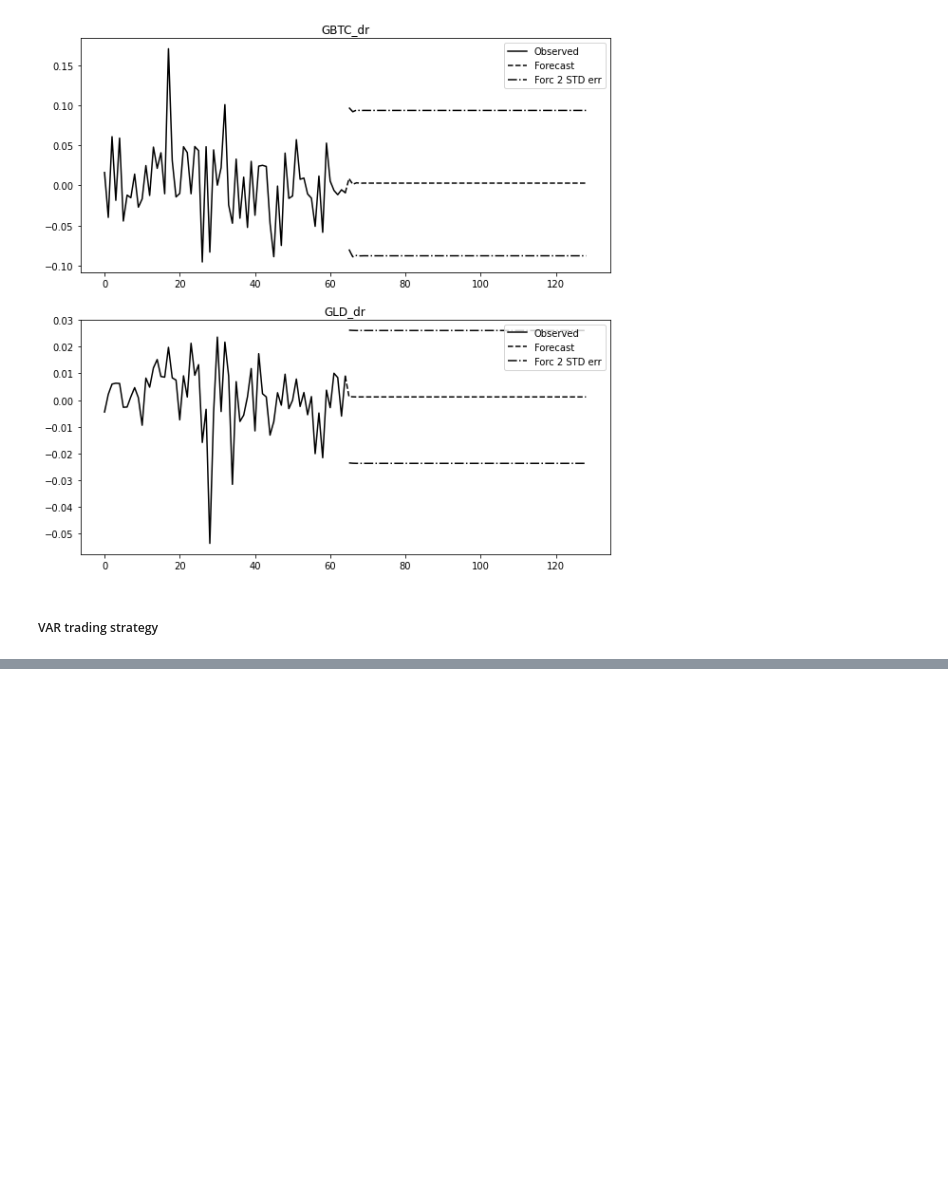
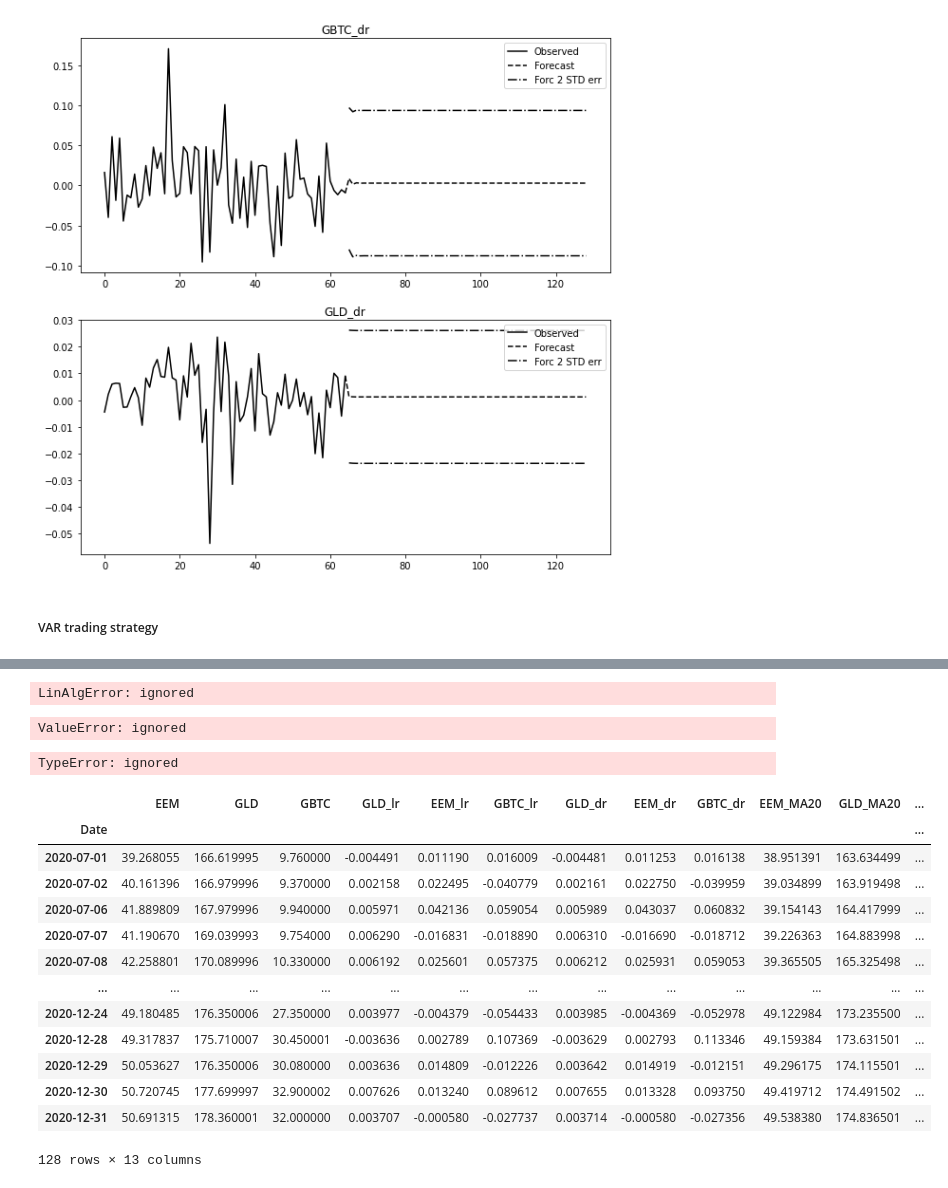
Before and after one commit to ngohienduong/WQU-Econ, a Jupyter notebook: W5.ipynb, the cells around one changed output, grey strips where cells are left out. Saved outputs shown, nothing was run; the diff lists cells and outputs as text; code cells hidden in the pictures; blank space fills up the shorter version.

```diff
--- a/W5.ipynb
+++ b/W5.ipynb
@@ -725,0 +788,36 @@ modelQ3_VAR.plot_forecast(steps=len(data_q4), plot_stderr= True)
+# %%
+def VAR_fit_predict(fit_period):
+  modelQ3 = VAR(fit_period)
+  modelQ3_VAR = modelQ3.fit(maxlags=15, ic='aic')
+  lag_order = modelQ3_VAR.k_ar
+  return modelQ3_VAR.forecast(fit_period.values[-lag_order:], steps = 1)
+VAR_fit_predict(data[['GBTC_dr', 'GLD_dr', 'GLD']].iloc[0:30])
+# %% [output]
+LinAlgError: ignored
+# %%
+data_q3_q4['GBTC_pp_v'] = [VAR_fit_predict(data[['GBTC_dr', 'GLD_dr', 'GLD']].iloc[0:i-1]) for i in range(len(data_q2) -1, len(data))]
+# %% [output]
+ValueError: ignored
+# %%
+modelQ3 = VAR(data_q3[['GBTC_dr', 'GLD_dr']])
+modelQ3_VAR = modelQ3.fit()
+modelQ3_VAR.forecast(np.random(2), steps = 1)
+# %% [output]
+TypeError: ignored
+# %%
+data_q3_q4
+# %% [output]
+|  | EEM | GLD | GBTC | GLD_lr | EEM_lr | GBTC_lr | GLD_dr | EEM_dr | GBTC_dr | EEM_MA20 | GLD_MA20 | ... |
+| Date |  |  |  |  |  |  |  |  |  |  |  | ... |
+| 2020-07-01 | 39.268055 | 166.619995 | 9.760000 | -0.004491 | 0.011190 | 0.016009 | -0.004481 | 0.011253 | 0.016138 | 38.951391 | 163.634499 | ... |
+| 2020-07-02 | 40.161396 | 166.979996 | 9.370000 | 0.002158 | 0.022495 | -0.040779 | 0.002161 | 0.022750 | -0.039959 | 39.034899 | 163.919498 | ... |
+| 2020-07-06 | 41.889809 | 167.979996 | 9.940000 | 0.005971 | 0.042136 | 0.059054 | 0.005989 | 0.043037 | 0.060832 | 39.154143 | 164.417999 | ... |
+| 2020-07-07 | 41.190670 | 169.039993 | 9.754000 | 0.006290 | -0.016831 | -0.018890 | 0.006310 | -0.016690 | -0.018712 | 39.226363 | 164.883998 | ... |
+| 2020-07-08 | 42.258801 | 170.089996 | 10.330000 | 0.006192 | 0.025601 | 0.057375 | 0.006212 | 0.025931 | 0.059053 | 39.365505 | 165.325498 | ... |
+| ... | ... | ... | ... | ... | ... | ... | ... | ... | ... | ... | ... | ... |
+| 2020-12-24 | 49.180485 | 176.350006 | 27.350000 | 0.003977 | -0.004379 | -0.054433 | 0.003985 | -0.004369 | -0.052978 | 49.122984 | 173.235500 | ... |
+| 2020-12-28 | 49.317837 | 175.710007 | 30.450001 | -0.003636 | 0.002789 | 0.107369 | -0.003629 | 0.002793 | 0.113346 | 49.159384 | 173.631501 | ... |
+| 2020-12-29 | 50.053627 | 176.350006 | 30.080000 | 0.003636 | 0.014809 | -0.012226 | 0.003642 | 0.014919 | -0.012151 | 49.296175 | 174.115501 | ... |
+| 2020-12-30 | 50.720745 | 177.699997 | 32.900002 | 0.007626 | 0.013240 | 0.089612 | 0.007655 | 0.013328 | 0.093750 | 49.419712 | 174.491502 | ... |
+| 2020-12-31 | 50.691315 | 178.360001 | 32.000000 | 0.003707 | -0.000580 | -0.027737 | 0.003714 | -0.000580 | -0.027356 | 49.538380 | 174.836501 | ... |
+128 rows × 13 columns
```
Also changed, not shown: parts of 7 cells of this notebook.
